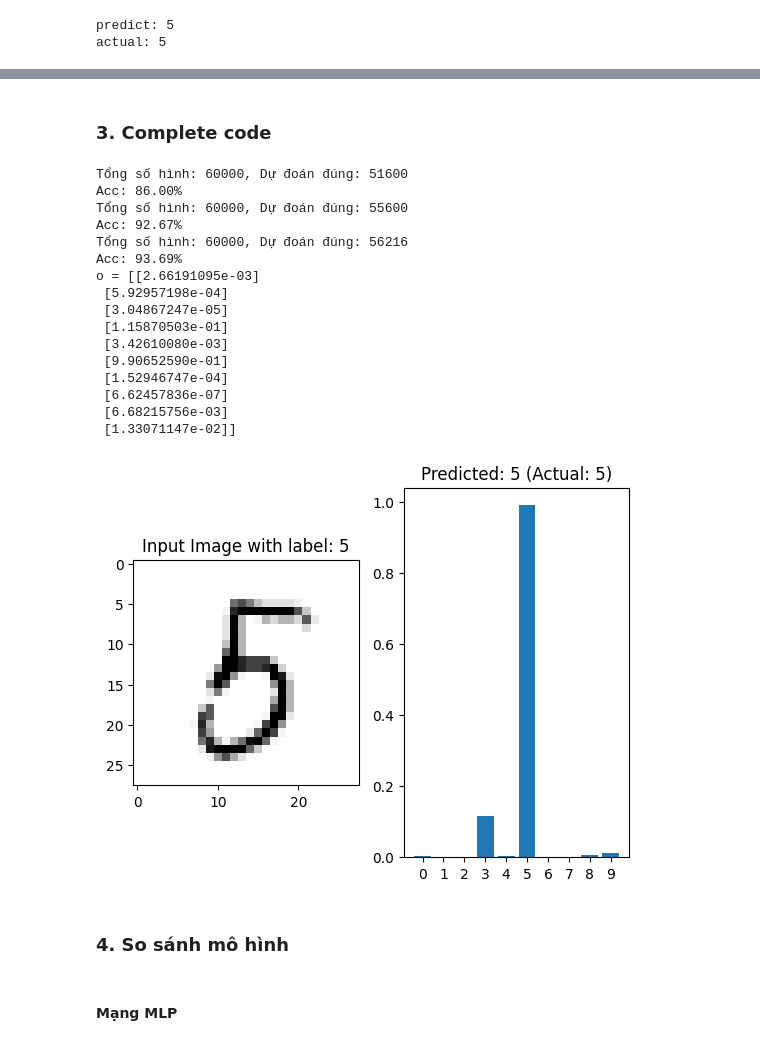
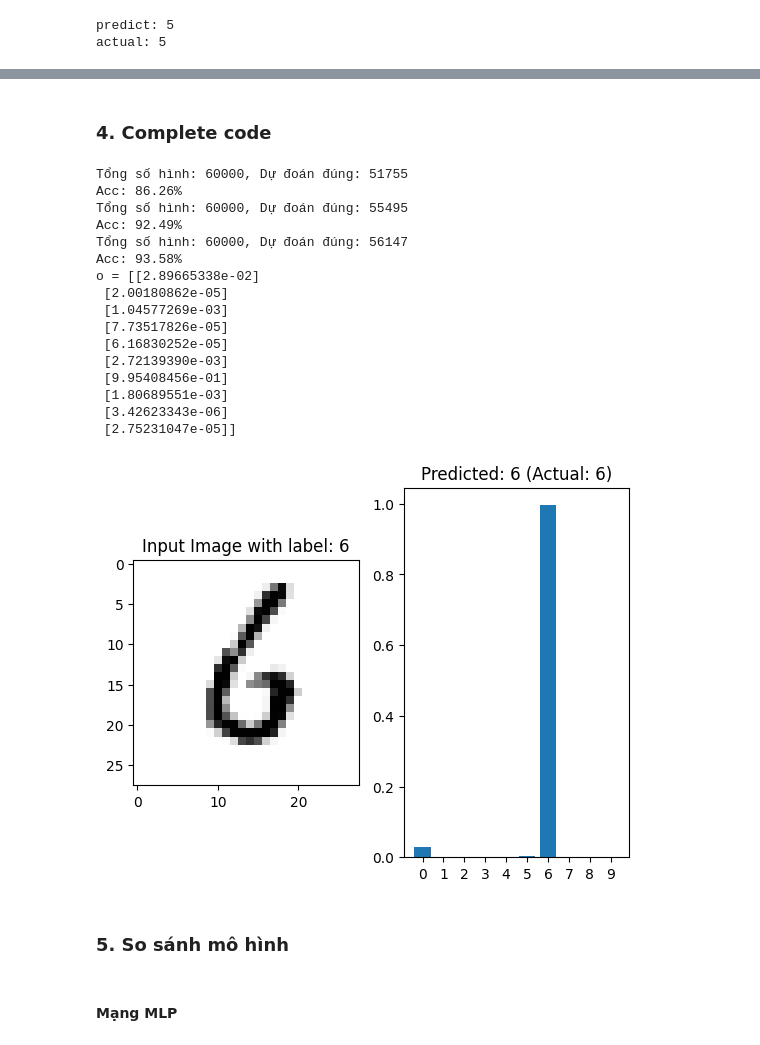
Before and after one commit to nguyenvanhuy0612/DL-1, a Jupyter notebook: MNIST-scratch/Mnist-from-scratch-numpy.ipynb, the cells around one changed output, grey strips where cells are left out. Saved outputs shown, nothing was run; the diff lists cells and outputs as text; code cells hidden in the pictures.

```diff
--- a/MNIST-scratch/Mnist-from-scratch-numpy.ipynb
+++ b/MNIST-scratch/Mnist-from-scratch-numpy.ipynb
@@ -414,6 +416,7 @@ w_i_h = [ 3.46301149e-01 -4.10567153e-01  3.32980571e-01  4.94053151e-01
 # %%
 # Test model
-index = int(input("Enter a number (0 - 59999): "))
+#index = int(input("Enter a number (0 - 59999): "))
+index = 50 # Lấy hình thứ 50 trong bộ test
 img = test_images[index]
 label = test_labels[index]
 
@@ -457,5 +460,5 @@ o = [[6.17996404e-04]
 # %% [markdown]
-### 3. Complete code
+### 4. Complete code
 # %%
 import matplotlib.pyplot as plt
 import numpy as np
@@ -518,55 +521,56 @@ for epoch in range(epochs):
 
 # Show result
 # Test model
-index = int(input("Enter a number (0 - 59999): "))
+#index = int(input("Enter a number (0 - 59999): "))
+index = 50 # Lấy hình thứ 50 trong bộ test
 img = test_images[index]
 label = test_labels[index]
 
 # Plot the input image
 plt.subplot(1, 2, 1)
 plt.imshow(img.reshape(28, 28), cmap="Greys")
 plt.title(f"Input Image with label: {np.argmax(label)}")
 
 # Reshape image for forward propagation
 img = img.reshape(784, 1)
 
 # Forward propagation: input -> hidden
 h_pre = b_i_h + w_i_h @ img
 h = 1 / (1 + np.exp(-h_pre))
 
 # Forward propagation: hidden -> output
 o_pre = b_h_o + w_h_o @ h
 o = 1 / (1 + np.exp(-o_pre))
 
 print(f"o = {o}")
 
 # Display the output prediction
 plt.subplot(1, 2, 2)
 plt.bar(range(10), o.flatten())
 plt.xticks(range(10))  # Set x-axis ticks to 0-9
 plt.title(f'Predicted: {o.argmax()} (Actual: {label.argmax()})')
 
 plt.show()
 # %% [output]
-Tổng số hình: 60000, Dự đoán đúng: 51600
-Acc: 86.00%
-Tổng số hình: 60000, Dự đoán đúng: 55600
-Acc: 92.67%
-Tổng số hình: 60000, Dự đoán đúng: 56216
-Acc: 93.69%
-o = [[2.66191095e-03]
- [5.92957198e-04]
- [3.04867247e-05]
- [1.15870503e-01]
- [3.42610080e-03]
- [9.90652590e-01]
- [1.52946747e-04]
- [6.62457836e-07]
- [6.68215756e-03]
- [1.33071147e-02]]
+Tổng số hình: 60000, Dự đoán đúng: 51755
+Acc: 86.26%
+Tổng số hình: 60000, Dự đoán đúng: 55495
+Acc: 92.49%
+Tổng số hình: 60000, Dự đoán đúng: 56147
+Acc: 93.58%
+o = [[2.89665338e-02]
+ [2.00180862e-05]
+ [1.04577269e-03]
+ [7.73517826e-05]
+ [6.16830252e-05]
+ [2.72139390e-03]
+ [9.95408456e-01]
+ [1.80689551e-03]
+ [3.42623343e-06]
+ [2.75231047e-05]]
-[figure, old version]
+[figure, new version]
 # %% [markdown]
-### 4. So sánh mô hình
+### 5. So sánh mô hình
 # %% [markdown]
 #### Mạng MLP
 # %%
```
Also changed, not shown: parts of 29 cells of this notebook, 5 other files.
